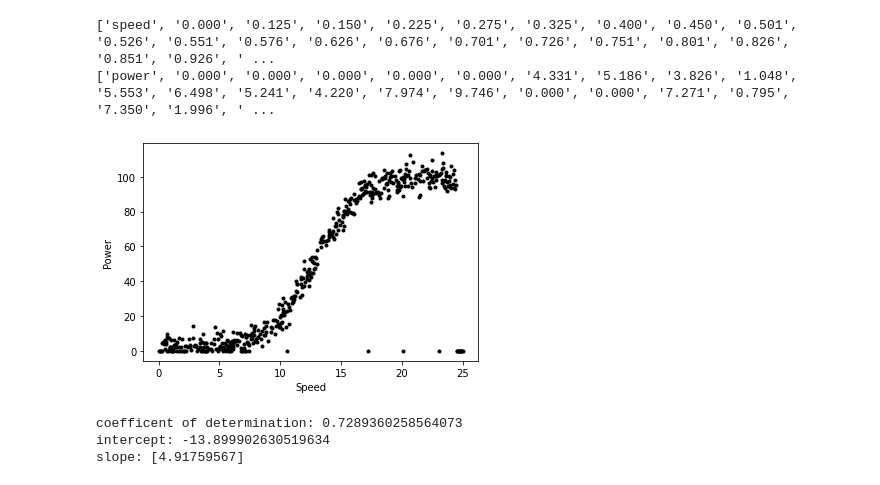
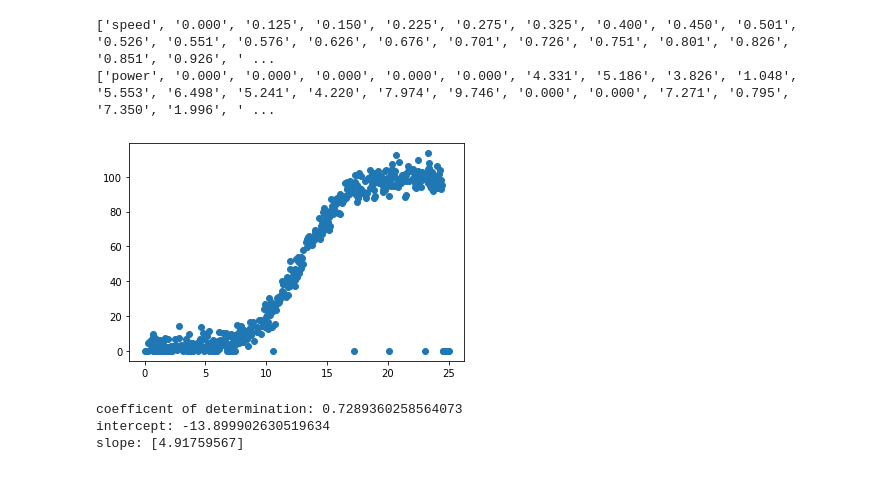
Before and after one commit to LauraBrogan/2020-Fundamentals-Project, a Jupyter notebook: 2020 Fundamentals Project.ipynb, the cells around one changed output. Saved outputs shown, nothing was run; the diff lists cells and outputs as text; code cells hidden in the pictures.

```diff
--- a/2020 Fundamentals Project.ipynb
+++ b/2020 Fundamentals Project.ipynb
@@ -82,17 +82,25 @@ print(power)
 ['speed', '0.000', '0.125', '0.150', '0.225', '0.275', '0.325', '0.400', '0.450', '0.501', '0.526', '0.551', '0.576', '0.626', '0.676', '0.701', '0.726', '0.751', '0.801', '0.826', '0.851', '0.926', ' ...
 ['power', '0.000', '0.000', '0.000', '0.000', '0.000', '4.331', '5.186', '3.826', '1.048', '5.553', '6.498', '5.241', '4.220', '7.974', '9.746', '0.000', '0.000', '7.271', '0.795', '7.350', '1.996', ' ...
 # %%
+#from matplotlib import pyplot as plt
+#import pandas as pd
+#%matplotlib inline
+#powerproduction = pd.read_csv('powerproduction.csv')
+# prepare data
+speed = df['speed'].tolist()
+power = df['power'].tolist()
+# plot
+plt.scatter(speed, power)
+plt.show()
 # Create the plot of speed v power.
 #https://www.w3schools.com/python/python_ml_linear_regression.asp
 #Class Notes
-plt.plot(speed, power, 'k.')
-plt.xlabel('Speed')
-plt.ylabel('Power')
-# plot
-
-plt.show()
+#plt.plot(speed, power, 'k.')
+#plt.xlabel('Speed')
+#plt.ylabel('Power')
+#plt.show()
 # %% [output]
-[figure, old version]
+[figure, new version]
 # %%
 #https://realpython.com/linear-regression-in-python/
 model=LinearRegression().fit(speed,power)
```
Also changed, not shown: parts of 8 cells of this notebook.
